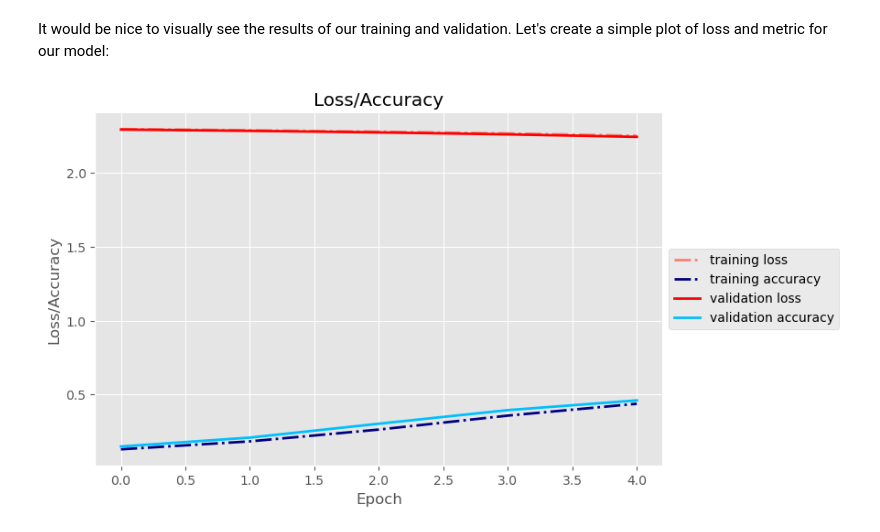
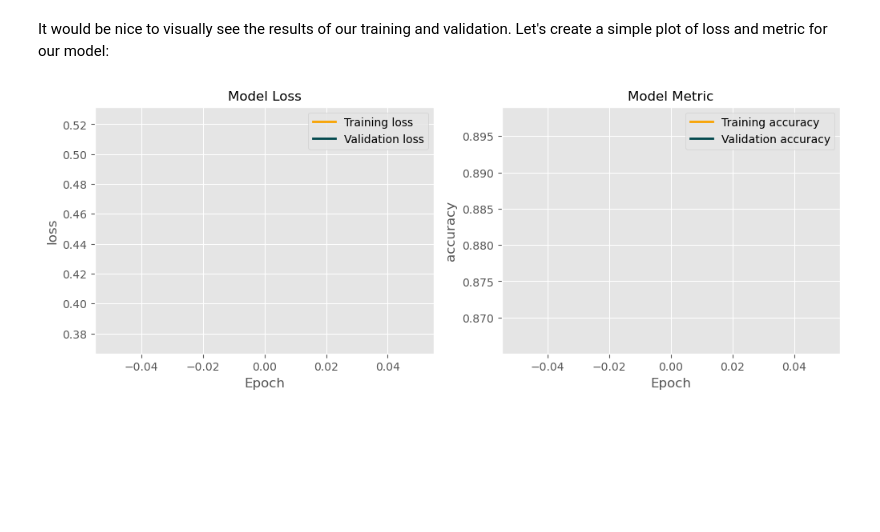
Before and after one commit to itacdonev/fastai-course, a Jupyter notebook: lecture_4/learning-pytorch-with-mnist.ipynb, the cells around one changed output. Cells and saved outputs as stored; diff of their text form; code cells hidden in the pictures; blank space fills up the shorter version.

```diff
--- a/lecture_4/learning-pytorch-with-mnist.ipynb
+++ b/lecture_4/learning-pytorch-with-mnist.ipynb
@@ -846,13 +840,14 @@ Using cpu device!
 model = SimpleLNN(in_shape=(28,28), n_out=10).to(device)
 
 # Define the hyperparameters
-no_epochs = 5
+no_epochs = 1
 loss_fun = nn.CrossEntropyLoss()
-lr_rate = 1e-3
+lr_rate = 0.1
 optimizer = torch.optim.SGD(model.parameters(), lr=lr_rate)
 
 # Instantiate the modeling pipeline
-tm = TrainModel(model, no_epochs, loss_fun, optimizer, lr_rate)
+tm = TrainModel(model, no_epochs, loss_fun, optimizer, lr_rate,
+                model_path_name=MODELS_DIR/'basic_model.pt')
 model_hist = tm.train(dl_train, dl_valid)
 # %% [output]
 EPOCH: 1
@@ -900,4 +861,38 @@ def plot_training_results(model_hist, line_marker=None):
+# %%
+# loss_train_epoch, loss_valid_epoch, accuracy_train_epoch, accuracy_valid_epoch
+model_results_colors = ['#F9A302', '#00474C'] # training and validation resp.
+
+def plot_training_results(model_hist:list, metric_name:str):
+    """Plot the model results: loss and metric
+
+    model_hist: results of a trained model as a list with the following elements:
+                training loss, validation loss, training metric, and validation metric
+    metric_name (str): name of the metric to insert in the plot title
+    """
+    plt.style.use('ggplot')
+    figsize = (12,4)
+    fig, ax = plt.subplots(1,2, figsize=figsize)
+
+    # Model Loss
+    plt.subplot(1,2,1)
+    plt.title('Model Loss', size=12)
+    plt.plot(model_hist[0], lw=2, c=model_results_colors[0], label='Training loss')
+    plt.plot(model_hist[1], lw=2, c=model_results_colors[1], label='Validation loss')
+    plt.xlabel('Epoch')
+    plt.ylabel('loss')
+    plt.legend()
+
+    # Model Metric
+    plt.subplot(1,2,2)
+    plt.title('Model Metric', size=12)
+    plt.plot(model_hist[2], lw=2, c=model_results_colors[0],  label=f'Training {metric_name}')
+    plt.plot(model_hist[3], lw=2, c=model_results_colors[1], label=f'Validation {metric_name}')
+    plt.xlabel('Epoch')
+    plt.ylabel(f'{metric_name}')
+    plt.legend()
+
+    plt.show()
 # %%
-plot_training_results(model_hist)
+plot_training_results(model_hist, 'accuracy')
 # %% [output]
-[figure, old version]
+[figure, new version]
```
Also changed, not shown: parts of 11 cells of this notebook.
